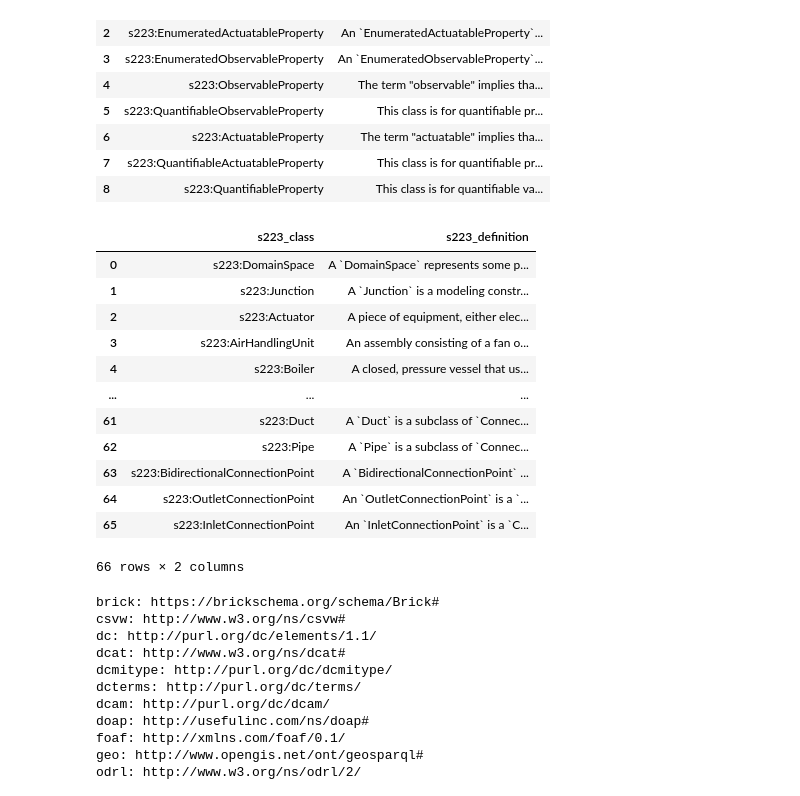
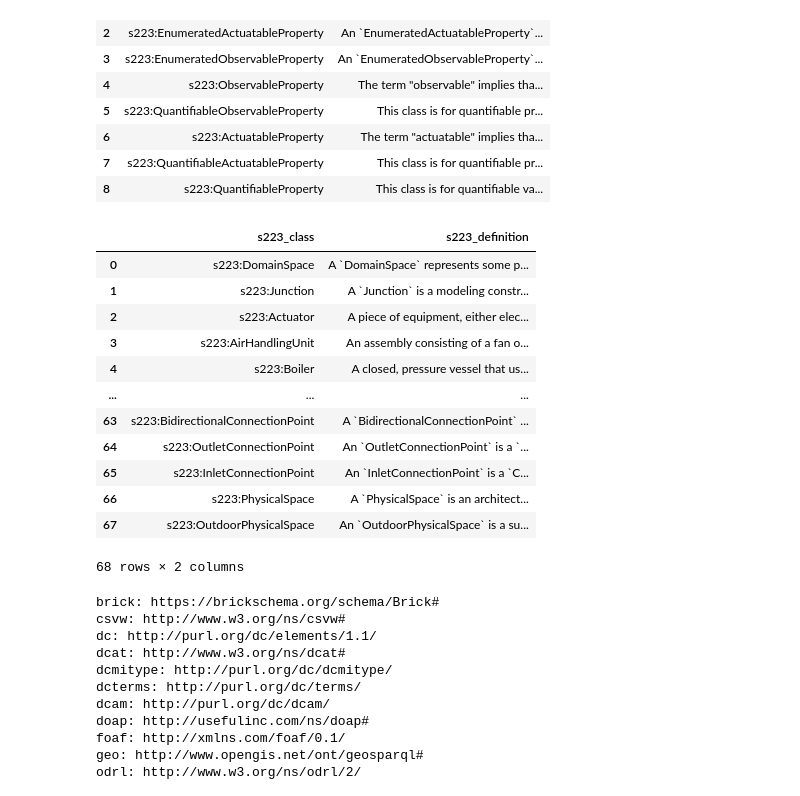
Before and after one commit to lazlop/brick_223_templates, a Jupyter notebook: workbook.ipynb, the cells around one changed output. Drawn from its saved outputs; the diff is of its cells as text; code cells hidden in the pictures.

```diff
--- a/workbook.ipynb
+++ b/workbook.ipynb
@@ -140,39 +140,43 @@ loc_query = """ SELECT DISTINCT ?s223_class ?s223_definition WHERE {
     UNION
     {
     ?s223_class rdfs:subClassOf* s223:Connection .
     }
     UNION
     {
     ?s223_class rdfs:subClassOf+ s223:ConnectionPoint .
+    }
+    UNION
+    {
+    ?s223_class rdfs:subClassOf* s223:PhysicalSpace .
     }
     ?s223_class rdfs:comment ?s223_definition .
 
     # have to remove sensors, as they will be selected for all points
     FILTER NOT EXISTS {
         ?s223_class rdfs:subClassOf* s223:Sensor .
     }
     FILTER ( ?s223_class != s223:Equipment )
     # Getting rid of extensions
     FILTER(STRSTARTS (str(?s223_class), "http://data.ashrae.org/standard223#"))
 }
 """
 loc_df = query_to_df(loc_query, s223)
 display(loc_df)
 s223_loc = loc_df.to_csv(index=False)
 # %% [output]
 |  | s223_class | s223_definition |
 | 0 | s223:DomainSpace | A `DomainSpace` represents some p... |
 | 1 | s223:Junction | A `Junction` is a modeling constr... |
 | 2 | s223:Actuator | A piece of equipment, either elec... |
 | 3 | s223:AirHandlingUnit | An assembly consisting of a fan o... |
 | 4 | s223:Boiler | A closed, pressure vessel that us... |
 | ... | ... | ... |
-| 61 | s223:Duct | A `Duct` is a subclass of `Connec... |
-| 62 | s223:Pipe | A `Pipe` is a subclass of `Connec... |
 | 63 | s223:BidirectionalConnectionPoint | A `BidirectionalConnectionPoint` ... |
 | 64 | s223:OutletConnectionPoint | An `OutletConnectionPoint` is a `... |
 | 65 | s223:InletConnectionPoint | An `InletConnectionPoint` is a `C... |
+| 66 | s223:PhysicalSpace | A `PhysicalSpace` is an architect... |
+| 67 | s223:OutdoorPhysicalSpace | An `OutdoorPhysicalSpace` is a su... |
-66 rows × 2 columns
+68 rows × 2 columns
 # %%
 for prefix, namespace in s223.namespaces():
     print(f"{prefix}: {namespace}")
```
Also changed, not shown: 8 other files.
